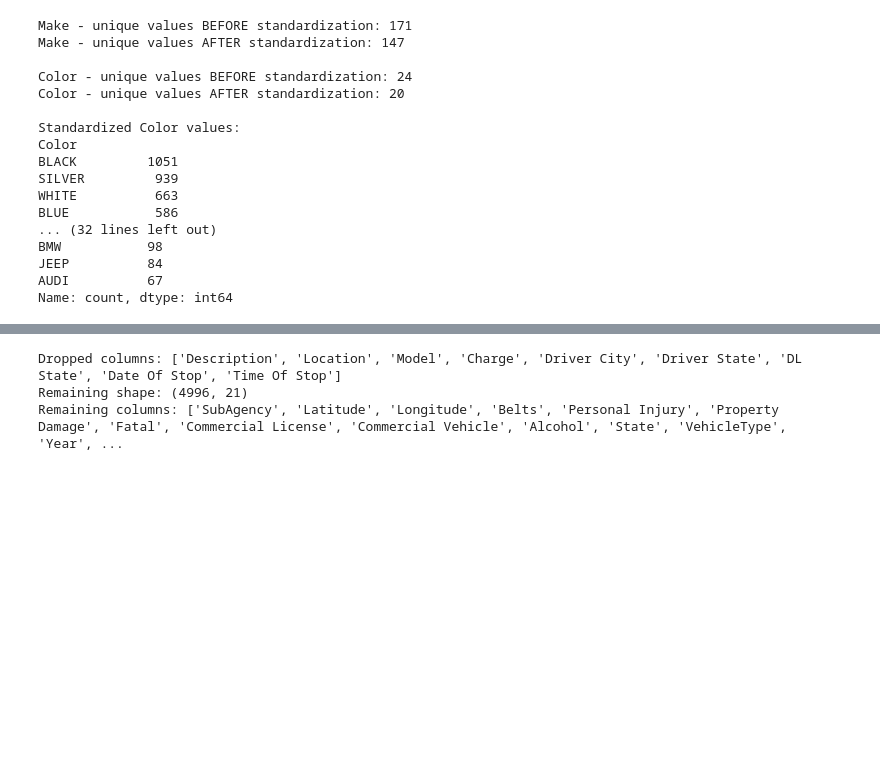
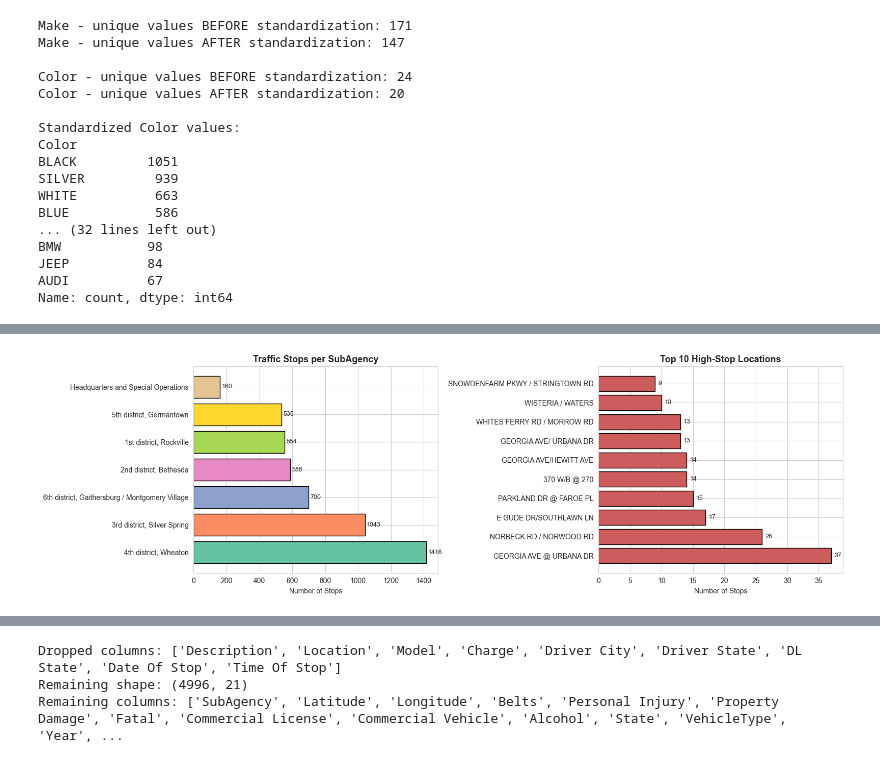
Before and after one commit to avoithic-aiesh/Traffic_Violations, a Jupyter notebook: Violations.ipynb, the cells around one changed output, grey strips where cells are left out. Cells and saved outputs as stored; diff of their text form; code cells hidden in the pictures; blank space fills up the shorter version.

```diff
--- a/Violations.ipynb
+++ b/Violations.ipynb
@@ -598,0 +758,24 @@ Name: count, dtype: int64
+# %%
+# --- 3.2.1: Stops per SubAgency ---
+fig, axes = plt.subplots(1, 2, figsize=(16, 5))
+
+subagency_counts = df_eda['SubAgency'].value_counts()
+colors_sub = sns.color_palette('Set2', len(subagency_counts))
+bars = axes[0].barh(subagency_counts.index, subagency_counts.values, color=colors_sub, edgecolor='black')
+axes[0].set_title('Traffic Stops per SubAgency', fontsize=13, fontweight='bold')
+axes[0].set_xlabel('Number of Stops')
+for bar, val in zip(bars, subagency_counts.values):
+    axes[0].text(val + 10, bar.get_y() + bar.get_height()/2, str(val), va='center', fontsize=9)
+
+# --- 3.2.2: Top 10 High-Stop Locations ---
+top_locations = df_eda['Location'].value_counts().head(10)
+axes[1].barh(top_locations.index, top_locations.values, color='indianred', edgecolor='black')
+axes[1].set_title('Top 10 High-Stop Locations', fontsize=13, fontweight='bold')
+axes[1].set_xlabel('Number of Stops')
+for bar, val in zip(axes[1].patches, top_locations.values):
+    axes[1].text(val + 0.5, bar.get_y() + bar.get_height()/2, str(val), va='center', fontsize=9)
+
+plt.tight_layout()
+plt.show()
+# %% [output]
+[figure, added]
```
Also changed, not shown: parts of 93 cells of this notebook.
